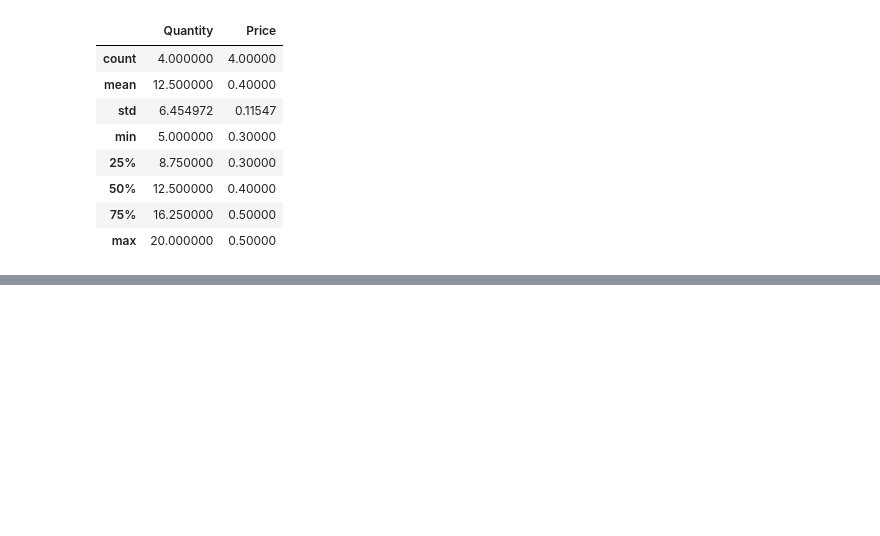
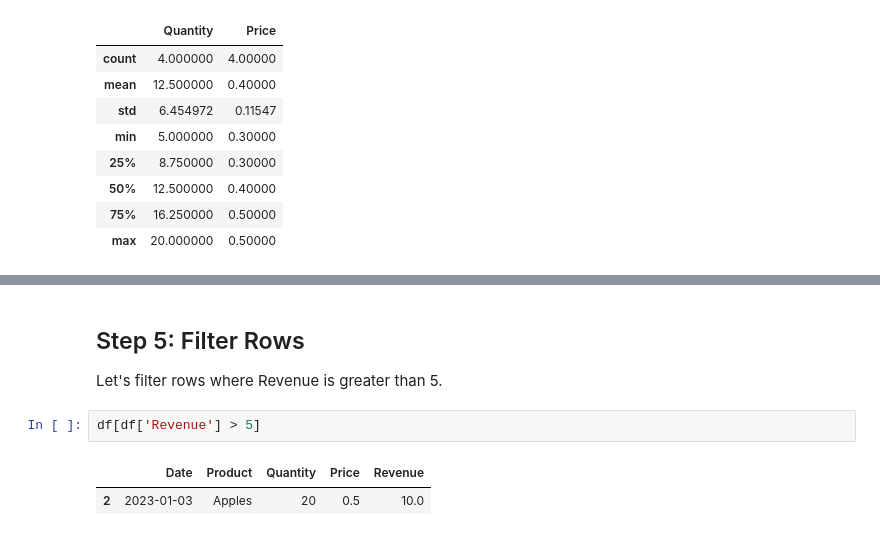
Before and after one commit to YazeedAsmar/Python, a Jupyter notebook: Data Analysis/Level 1/pandas_for_data_analysis_1.ipynb, the cells around one changed output, grey strips where cells are left out. Saved outputs shown, nothing was run; the diff lists cells and outputs as text; blank space fills up the shorter version.

```diff
--- a/Data Analysis/Level 1/pandas_for_data_analysis_1.ipynb
+++ b/Data Analysis/Level 1/pandas_for_data_analysis_1.ipynb
@@ -100,0 +113,8 @@ df.describe()
+# %% [markdown]
+## Step 5: Filter Rows
+Let's filter rows where Revenue is greater than 5.
+# %%
+df[df['Revenue'] > 5]
+# %% [output]
+|  | Date | Product | Quantity | Price | Revenue |
+| 2 | 2023-01-03 | Apples | 20 | 0.5 | 10.0 |
```
Also changed, not shown: parts of 9 cells of this notebook.
